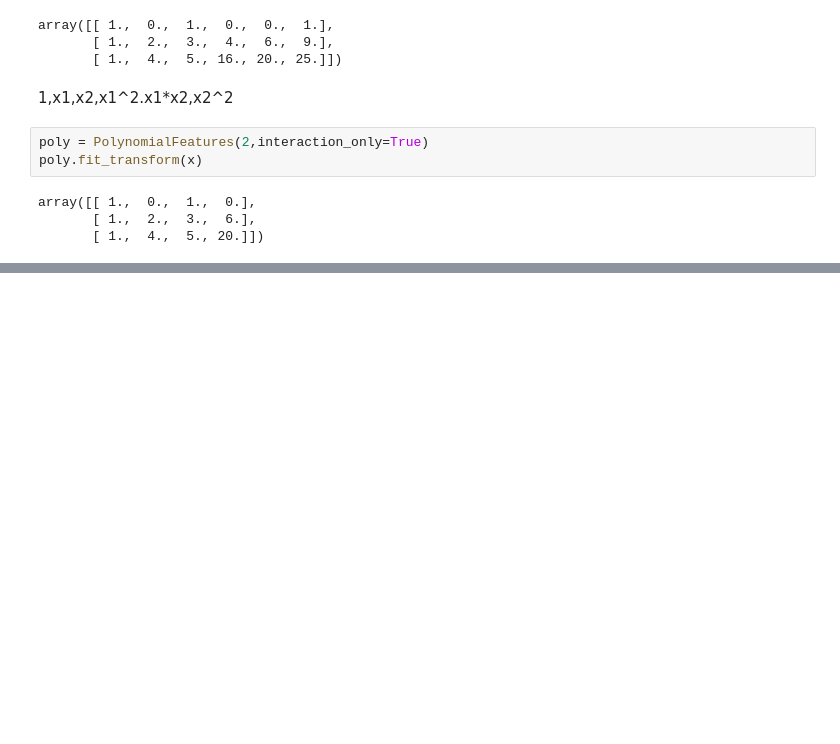
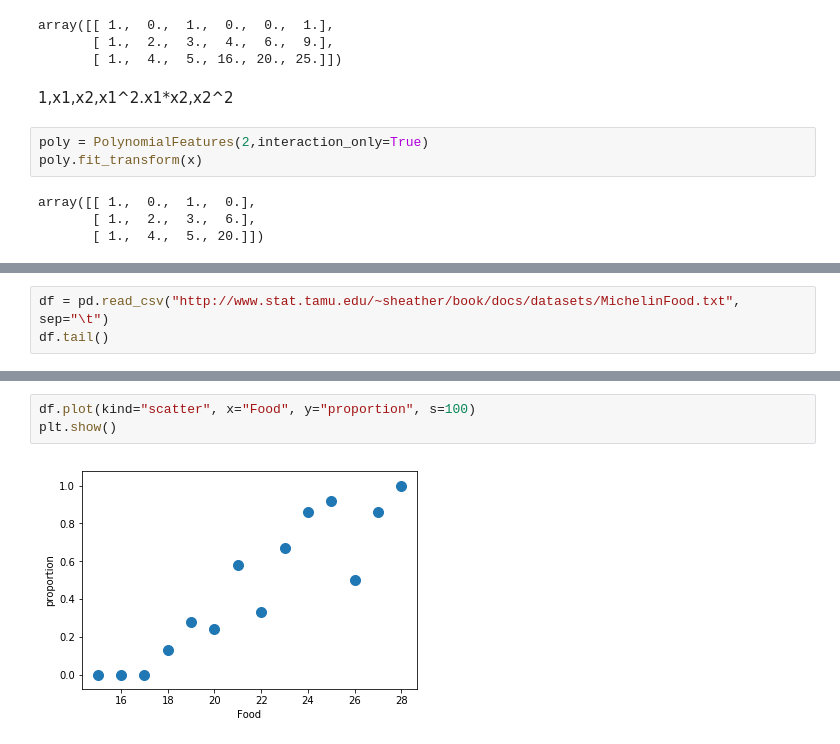
Before and after one commit to hskimim/til, a Jupyter notebook: review_and_practice_about_ds/Scikit-learn_self_study/Generalized_Linear_Models.ipynb, the cells around one changed output, grey strips where cells are left out. Saved outputs shown, nothing was run; the diff lists cells and outputs as text; blank space fills up the shorter version.

```diff
--- a/review_and_practice_about_ds/Scikit-learn_self_study/Generalized_Linear_Models.ipynb
+++ b/review_and_practice_about_ds/Scikit-learn_self_study/Generalized_Linear_Models.ipynb
@@ -196,0 +285,3 @@ array([[ 1.,  0.,  1.,  0.],
+# %%
+df = pd.read_csv("http://www.stat.tamu.edu/~sheather/book/docs/datasets/MichelinFood.txt", sep="\t")
+df.tail()
@@ -196,0 +295,5 @@ array([[ 1.,  0.,  1.,  0.],
+# %%
+df.plot(kind="scatter", x="Food", y="proportion", s=100)
+plt.show()
+# %% [output]
+[figure, added]
```
Also changed, not shown: parts of 18 cells of this notebook, 2 other files.
